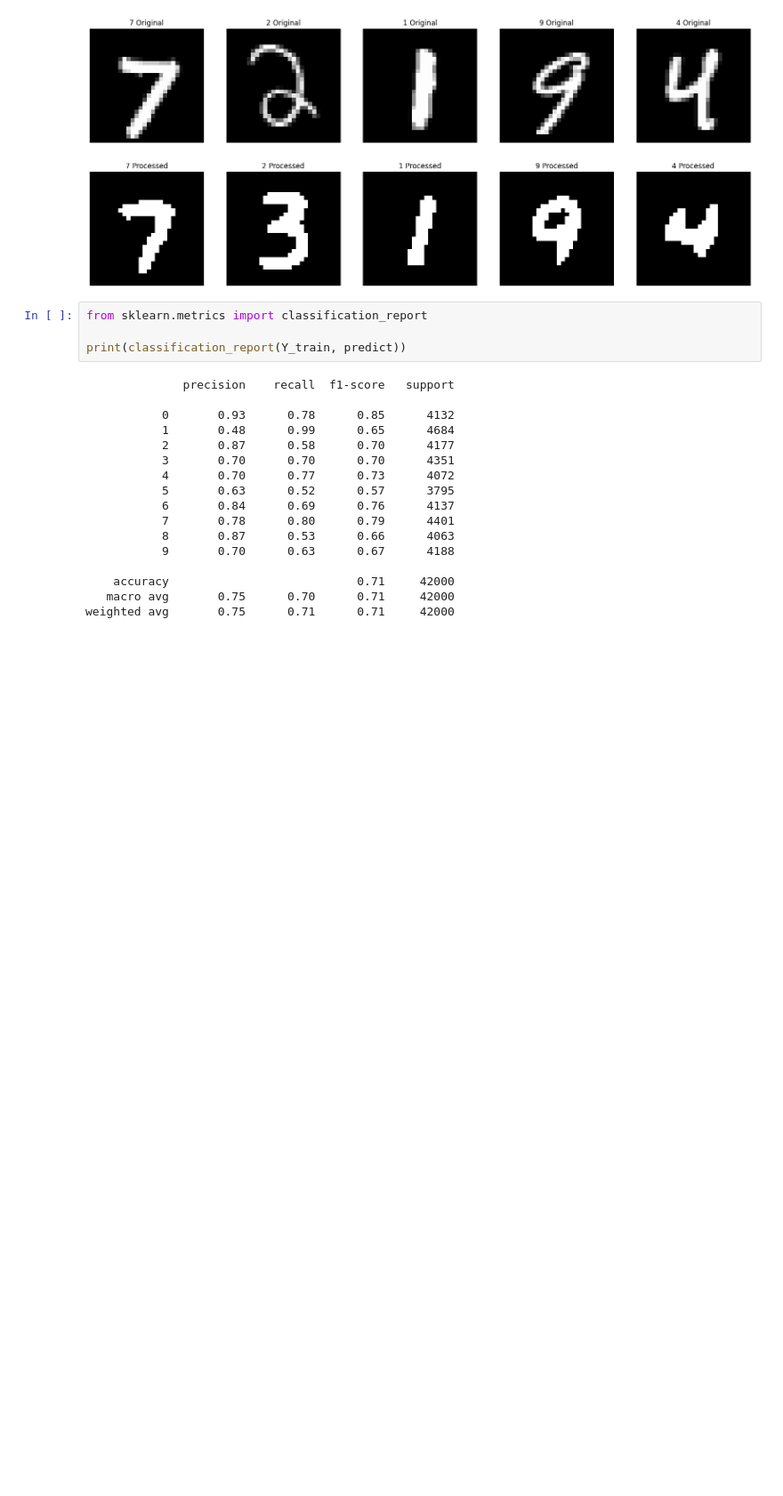
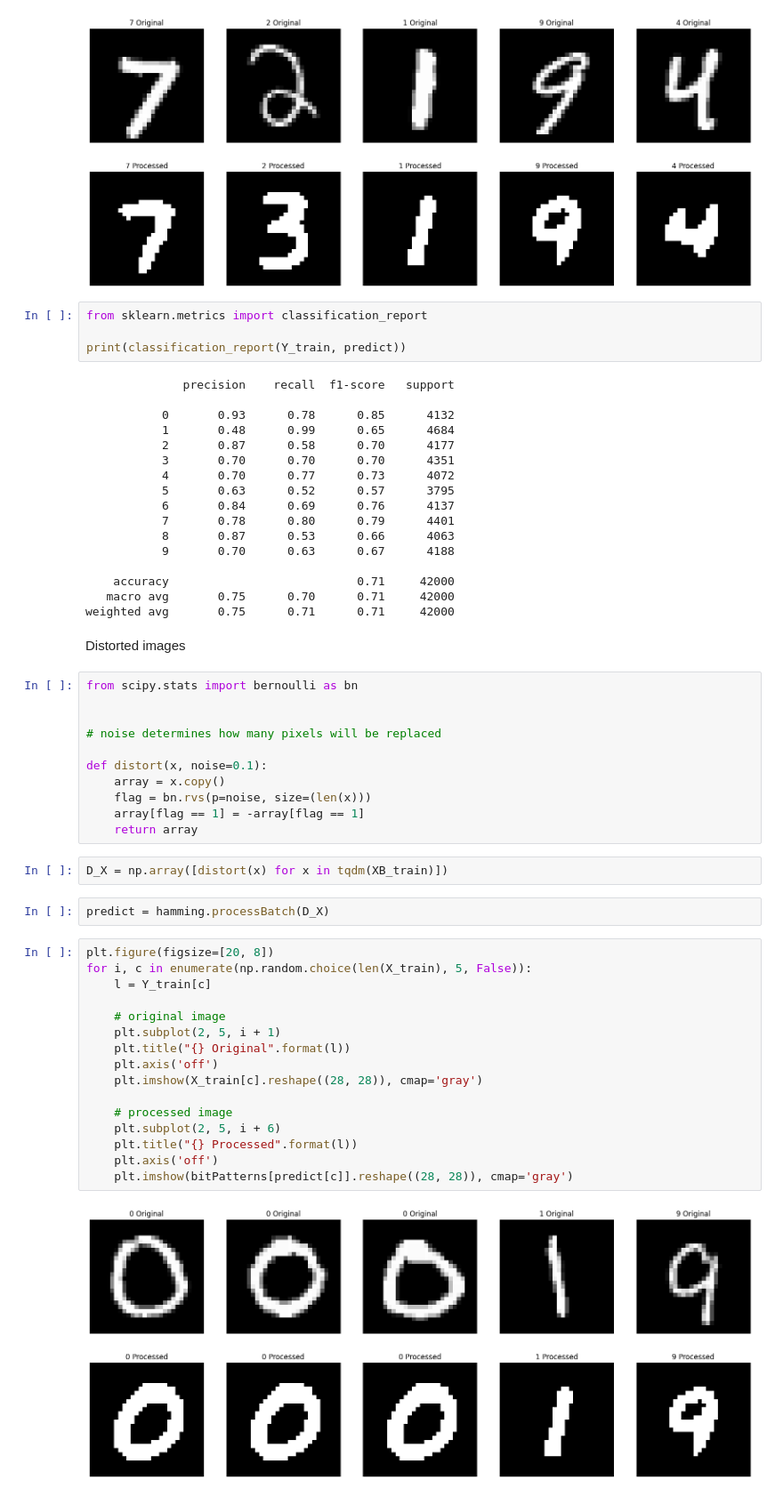
Before and after one commit to trilgar/coursework, a Jupyter notebook: coursework/hamming.ipynb, the cells around one changed output. Shown at 89% size. Saved outputs shown, nothing was run; the diff lists cells and outputs as text; blank space fills up the shorter version.

Commit message:
coursework hamming

```diff
--- a/coursework/hamming.ipynb
+++ b/coursework/hamming.ipynb
@@ -182,3 +182,38 @@ print(classification_report(Y_train, predict))
     accuracy                           0.71     42000
    macro avg       0.75      0.70      0.71     42000
 weighted avg       0.75      0.71      0.71     42000
+# %% [markdown]
+Distorted images
+# %%
+from scipy.stats import bernoulli as bn
+
+
+# noise determines how many pixels will be replaced
+
+def distort(x, noise=0.1):
+    array = x.copy()
+    flag = bn.rvs(p=noise, size=(len(x)))
+    array[flag == 1] = -array[flag == 1]
+    return array
+# %%
+D_X = np.array([distort(x) for x in tqdm(XB_train)])
+# %%
+predict = hamming.processBatch(D_X)
+# %%
+plt.figure(figsize=[20, 8])
+for i, c in enumerate(np.random.choice(len(X_train), 5, False)):
+    l = Y_train[c]
+
+    # original image
+    plt.subplot(2, 5, i + 1)
+    plt.title("{} Original".format(l))
+    plt.axis('off')
+    plt.imshow(X_train[c].reshape((28, 28)), cmap='gray')
+
+    # processed image
+    plt.subplot(2, 5, i + 6)
+    plt.title("{} Processed".format(l))
+    plt.axis('off')
+    plt.imshow(bitPatterns[predict[c]].reshape((28, 28)), cmap='gray')
+# %% [output]
+[figure, added]
```
Also changed, not shown: parts of 1 cell of this notebook.
